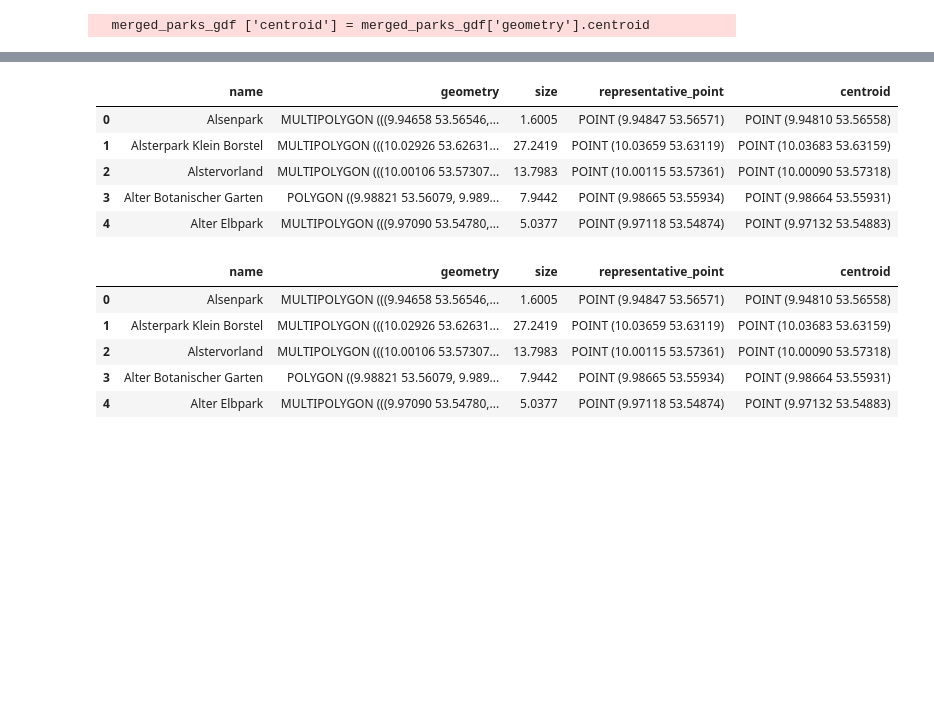
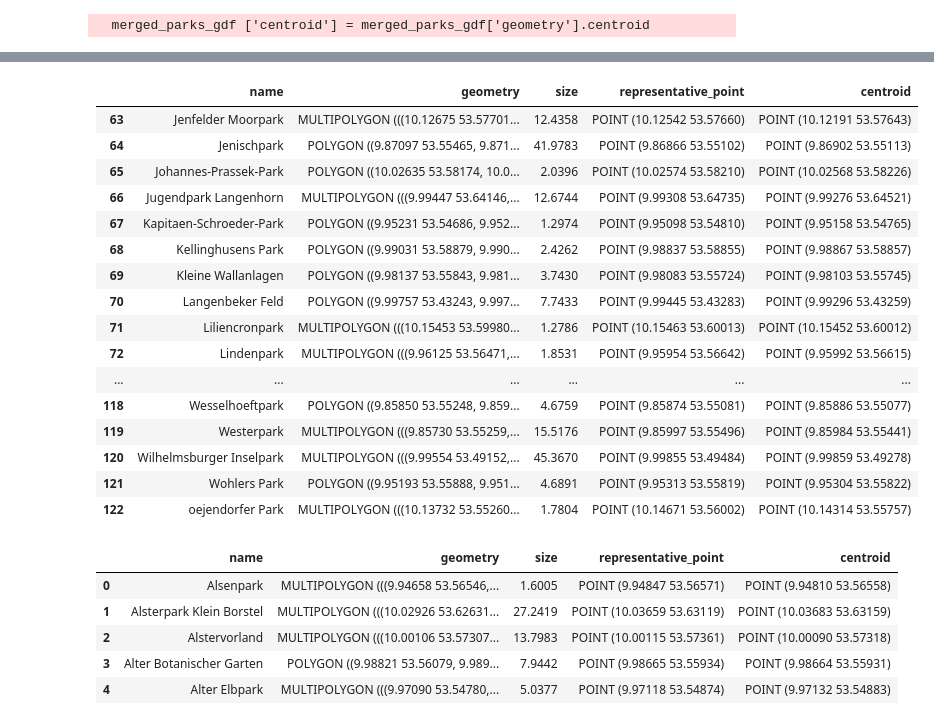
Before and after one commit to NicoLanghans/Master-Thesis, a Jupyter notebook: get_park_data/parks_dataset.ipynb, the cells around one changed output, grey strips where cells are left out. Saved outputs shown, nothing was run; the diff lists cells and outputs as text; code cells hidden in the pictures; blank space fills up the shorter version.

```diff
--- a/get_park_data/parks_dataset.ipynb
+++ b/get_park_data/parks_dataset.ipynb
@@ -77,12 +77,23 @@ centroid_comparison(park_name)
-# %%
-merged_parks_gdf.head()
-# %% [output]
-|  | name | geometry | size | representative_point | centroid |
-| 0 | Alsenpark | MULTIPOLYGON (((9.94658 53.56546,... | 1.6005 | POINT (9.94847 53.56571) | POINT (9.94810 53.56558) |
-| 1 | Alsterpark Klein Borstel | MULTIPOLYGON (((10.02926 53.62631... | 27.2419 | POINT (10.03659 53.63119) | POINT (10.03683 53.63159) |
-| 2 | Alstervorland | MULTIPOLYGON (((10.00106 53.57307... | 13.7983 | POINT (10.00115 53.57361) | POINT (10.00090 53.57318) |
-| 3 | Alter Botanischer Garten | POLYGON ((9.98821 53.56079, 9.989... | 7.9442 | POINT (9.98665 53.55934) | POINT (9.98664 53.55931) |
-| 4 | Alter Elbpark | MULTIPOLYGON (((9.97090 53.54780,... | 5.0377 | POINT (9.97118 53.54874) | POINT (9.97132 53.54883) |
+# %%
+merged_parks_gdf.tail(60)
+# %% [output]
+|  | name | geometry | size | representative_point | centroid |
+| 63 | Jenfelder Moorpark | MULTIPOLYGON (((10.12675 53.57701... | 12.4358 | POINT (10.12542 53.57660) | POINT (10.12191 53.57643) |
+| 64 | Jenischpark | POLYGON ((9.87097 53.55465, 9.871... | 41.9783 | POINT (9.86866 53.55102) | POINT (9.86902 53.55113) |
+| 65 | Johannes-Prassek-Park | POLYGON ((10.02635 53.58174, 10.0... | 2.0396 | POINT (10.02574 53.58210) | POINT (10.02568 53.58226) |
+| 66 | Jugendpark Langenhorn | MULTIPOLYGON (((9.99447 53.64146,... | 12.6744 | POINT (9.99308 53.64735) | POINT (9.99276 53.64521) |
+| 67 | Kapitaen-Schroeder-Park | POLYGON ((9.95231 53.54686, 9.952... | 1.2974 | POINT (9.95098 53.54810) | POINT (9.95158 53.54765) |
+| 68 | Kellinghusens Park | POLYGON ((9.99031 53.58879, 9.990... | 2.4262 | POINT (9.98837 53.58855) | POINT (9.98867 53.58857) |
+| 69 | Kleine Wallanlagen | POLYGON ((9.98137 53.55843, 9.981... | 3.7430 | POINT (9.98083 53.55724) | POINT (9.98103 53.55745) |
+| 70 | Langenbeker Feld | POLYGON ((9.99757 53.43243, 9.997... | 7.7433 | POINT (9.99445 53.43283) | POINT (9.99296 53.43259) |
+| 71 | Liliencronpark | MULTIPOLYGON (((10.15453 53.59980... | 1.2786 | POINT (10.15463 53.60013) | POINT (10.15452 53.60012) |
+| 72 | Lindenpark | MULTIPOLYGON (((9.96125 53.56471,... | 1.8531 | POINT (9.95954 53.56642) | POINT (9.95992 53.56615) |
+| ... | ... | ... | ... | ... | ... |
+| 118 | Wesselhoeftpark | POLYGON ((9.85850 53.55248, 9.859... | 4.6759 | POINT (9.85874 53.55081) | POINT (9.85886 53.55077) |
+| 119 | Westerpark | MULTIPOLYGON (((9.85730 53.55259,... | 15.5176 | POINT (9.85997 53.55496) | POINT (9.85984 53.55441) |
+| 120 | Wilhelmsburger Inselpark | MULTIPOLYGON (((9.99554 53.49152,... | 45.3670 | POINT (9.99855 53.49484) | POINT (9.99859 53.49278) |
+| 121 | Wohlers Park | POLYGON ((9.95193 53.55888, 9.951... | 4.6891 | POINT (9.95313 53.55819) | POINT (9.95304 53.55822) |
+| 122 | oejendorfer Park | MULTIPOLYGON (((10.13732 53.55260... | 1.7804 | POINT (10.14671 53.56002) | POINT (10.14314 53.55757) |
 # %%
 park_size = merged_parks_gdf[['name','size']]
 park_size_cluster = park_size.sort_values(by='size', ascending= False)
```
Also changed, not shown: parts of 5 cells of this notebook, 16 other files.
